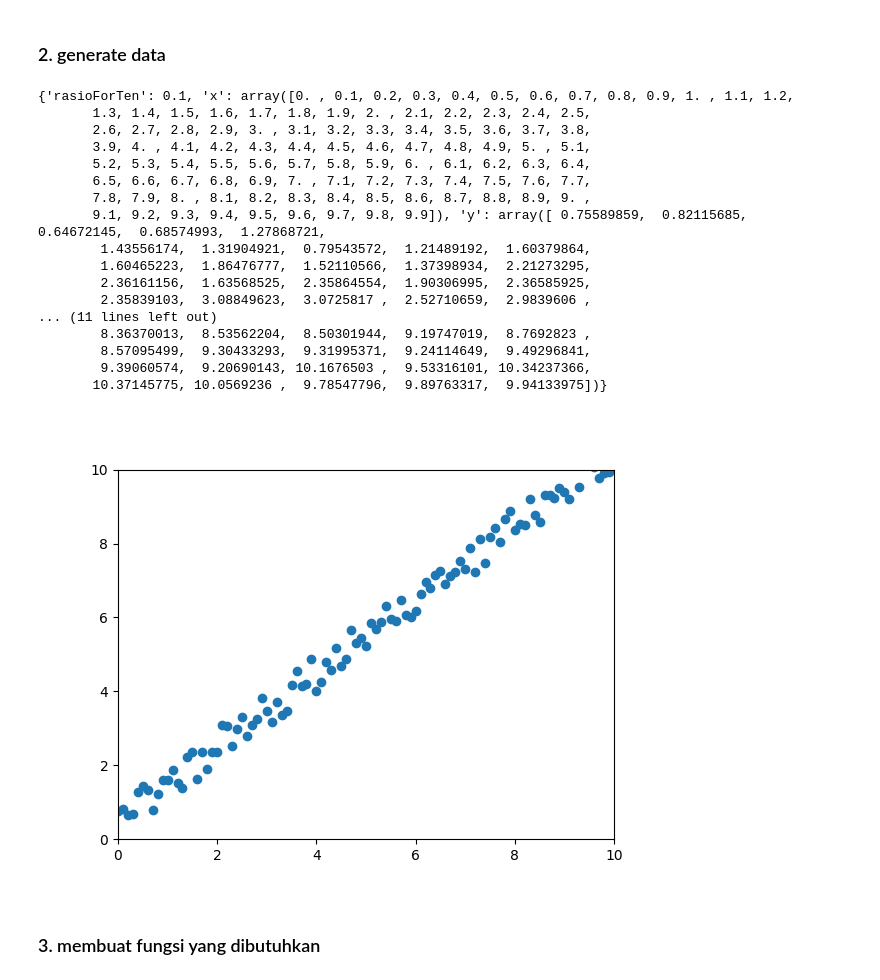
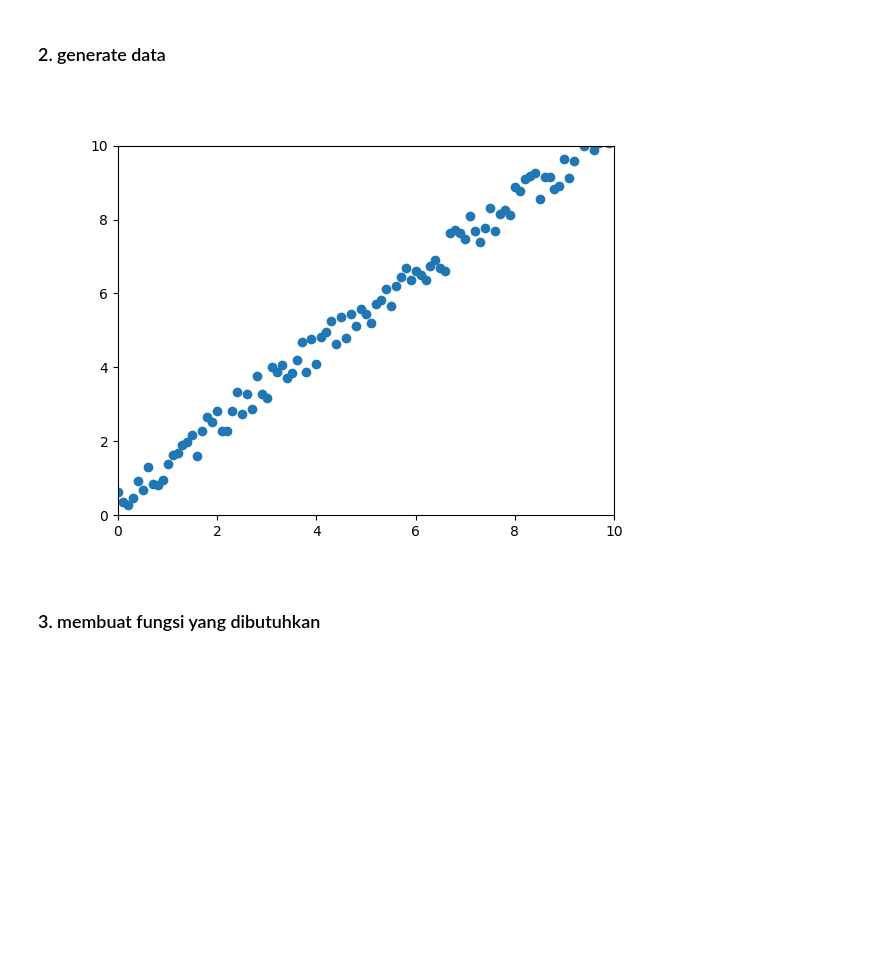
Before and after one commit to Feyfa/belajar-machine-learning, a Jupyter notebook: Playlist/02-linear regression/Main/main.ipynb, the cells around one changed output. Drawn from its saved outputs; the diff is of its cells as text; code cells hidden in the pictures; blank space fills up the shorter version.

```diff
--- a/Playlist/02-linear regression/Main/main.ipynb
+++ b/Playlist/02-linear regression/Main/main.ipynb
@@ -14,41 +14,24 @@ from matplotlib.animation import FuncAnimation
 # %%
 jumlah_data = 100
 rasioForTen = 10 / jumlah_data
 
 x = np.array([(i * rasioForTen) for i in range(jumlah_data)])
 y = np.array([(i * rasioForTen) + (np.random.rand()) for i in range(jumlah_data)])
 
 # development
-print({
-    'rasioForTen': rasioForTen,
-    'x': x,
-    'y': y,
-})
+# print({
+#     'rasioForTen': rasioForTen,
+#     'x': x,
+#     'y': y,
+# })
 fig, ax = plt.subplots()
 ax.spines['bottom'].set_position(('data',0))
 plt.scatter(x,y)
 plt.axis([0,10,0,10])
 plt.show()
 # development
 # %% [output]
-{'rasioForTen': 0.1, 'x': array([0. , 0.1, 0.2, 0.3, 0.4, 0.5, 0.6, 0.7, 0.8, 0.9, 1. , 1.1, 1.2,
-       1.3, 1.4, 1.5, 1.6, 1.7, 1.8, 1.9, 2. , 2.1, 2.2, 2.3, 2.4, 2.5,
-       2.6, 2.7, 2.8, 2.9, 3. , 3.1, 3.2, 3.3, 3.4, 3.5, 3.6, 3.7, 3.8,
-       3.9, 4. , 4.1, 4.2, 4.3, 4.4, 4.5, 4.6, 4.7, 4.8, 4.9, 5. , 5.1,
-       5.2, 5.3, 5.4, 5.5, 5.6, 5.7, 5.8, 5.9, 6. , 6.1, 6.2, 6.3, 6.4,
-       6.5, 6.6, 6.7, 6.8, 6.9, 7. , 7.1, 7.2, 7.3, 7.4, 7.5, 7.6, 7.7,
-       7.8, 7.9, 8. , 8.1, 8.2, 8.3, 8.4, 8.5, 8.6, 8.7, 8.8, 8.9, 9. ,
-       9.1, 9.2, 9.3, 9.4, 9.5, 9.6, 9.7, 9.8, 9.9]), 'y': array([ 0.75589859,  0.82115685,  0.64672145,  0.68574993,  1.27868721,
-        1.43556174,  1.31904921,  0.79543572,  1.21489192,  1.60379864,
-        1.60465223,  1.86476777,  1.52110566,  1.37398934,  2.21273295,
-        2.36161156,  1.63568525,  2.35864554,  1.90306995,  2.36585925,
-        2.35839103,  3.08849623,  3.0725817 ,  2.52710659,  2.9839606 ,
-... (11 lines left out)
-        8.36370013,  8.53562204,  8.50301944,  9.19747019,  8.7692823 ,
-        8.57095499,  9.30433293,  9.31995371,  9.24114649,  9.49296841,
-        9.39060574,  9.20690143, 10.1676503 ,  9.53316101, 10.34237366,
-       10.37145775, 10.0569236 ,  9.78547796,  9.89763317,  9.94133975])}
-[figure, old version]
+[figure, new version]
 # %% [markdown]
 ### 3. membuat fungsi yang dibutuhkan
 # %%
```
Also changed, not shown: parts of 2 cells of this notebook, 1 other file.
